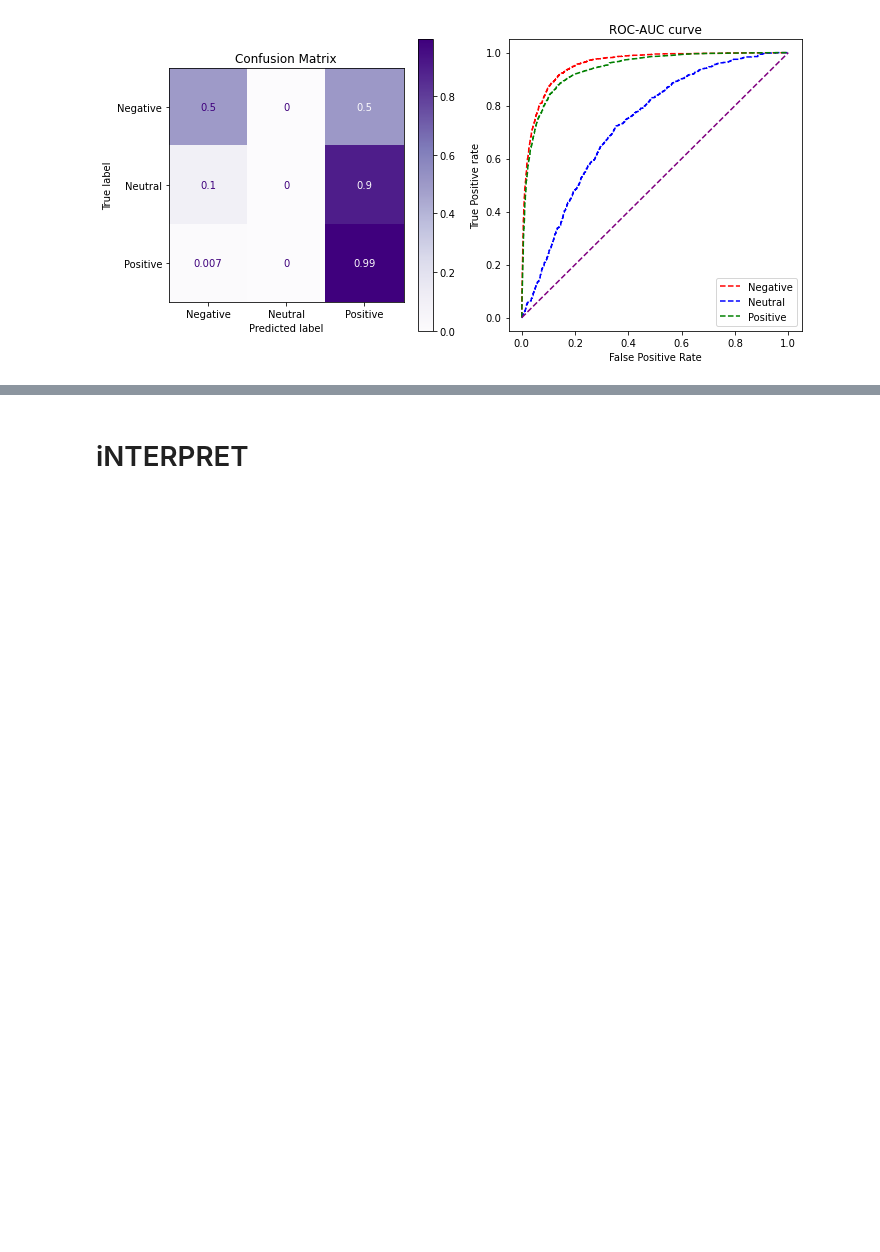
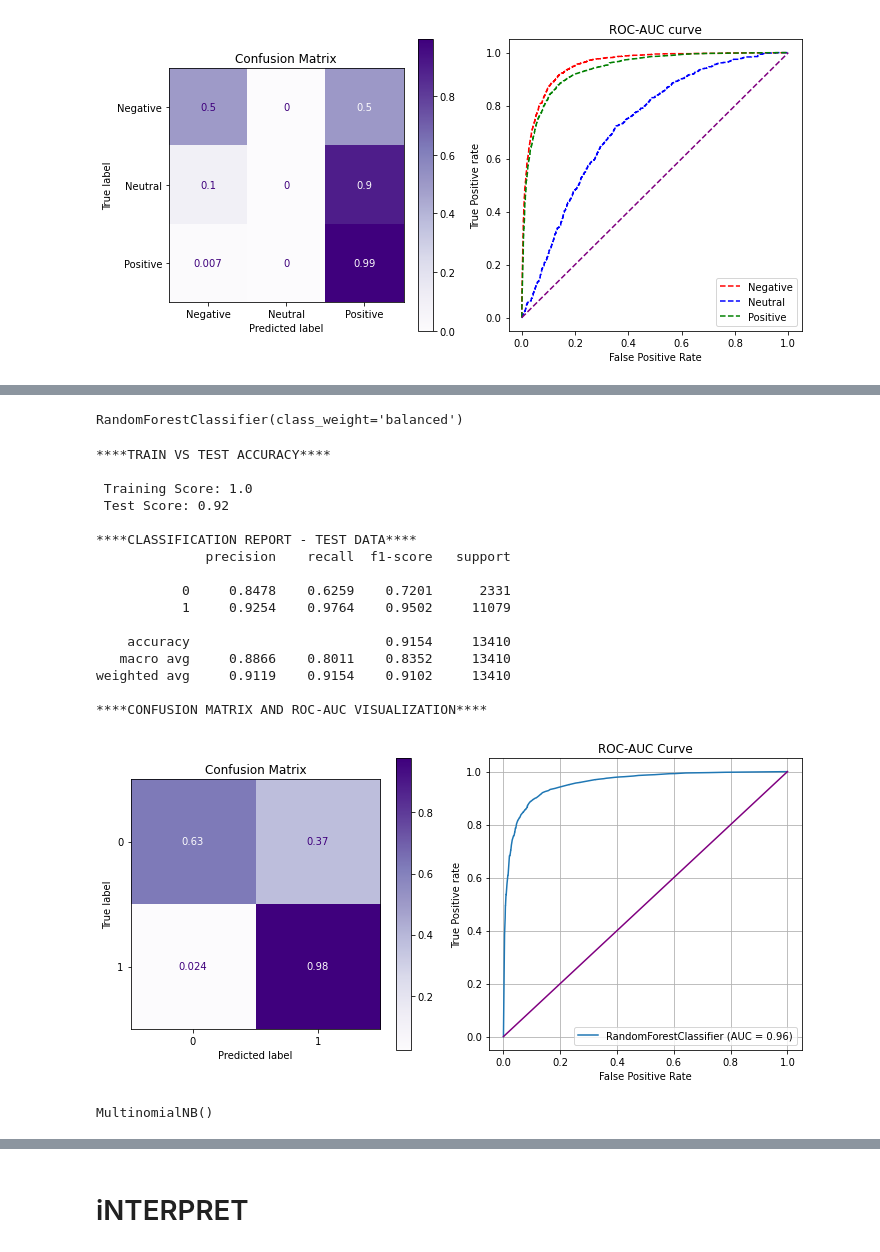
Before and after one commit to ds-leehanjin/app-reviews-nlp-sentiment-analysis, a Jupyter notebook: index_OSEMN.ipynb, the cells around one changed output, grey strips where cells are left out. Cells and saved outputs as stored; diff of their text form; code cells hidden in the pictures; blank space fills up the shorter version.

```diff
--- a/index_OSEMN.ipynb
+++ b/index_OSEMN.ipynb
@@ -1541,0 +1635,30 @@ print(classification_report(y_test, y_pred))
+# %%
+rf = RandomForestClassifier(class_weight='balanced')
+rf.fit(X_train_tfidf, y_train)
+# %% [output]
+RandomForestClassifier(class_weight='balanced')
+# %%
+evaluate_model(y_test, y_train, X_test_tfidf, X_train_tfidf, rf, 2)
+# %% [output]
+****TRAIN VS TEST ACCURACY****
+
+ Training Score: 1.0
+ Test Score: 0.92
+
+****CLASSIFICATION REPORT - TEST DATA****
+              precision    recall  f1-score   support
+
+           0     0.8478    0.6259    0.7201      2331
+           1     0.9254    0.9764    0.9502     11079
+
+    accuracy                         0.9154     13410
+   macro avg     0.8866    0.8011    0.8352     13410
+weighted avg     0.9119    0.9154    0.9102     13410
+
+****CONFUSION MATRIX AND ROC-AUC VISUALIZATION****
+[figure, added]
+# %%
+mnb = MultinomialNB()
+mnb.fit(X_train_tfidf, y_train)
+# %% [output]
+MultinomialNB()
```
Also changed, not shown: parts of 57 cells of this notebook.
